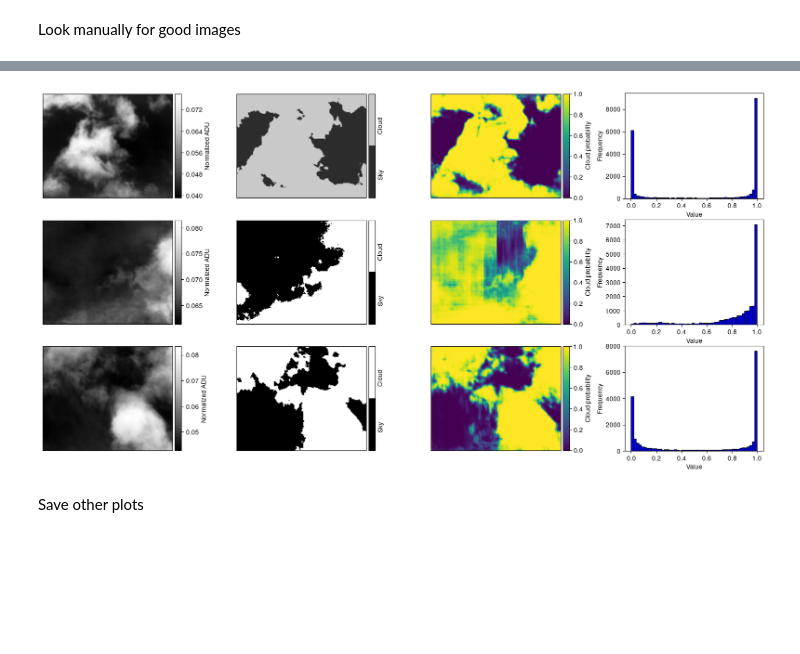
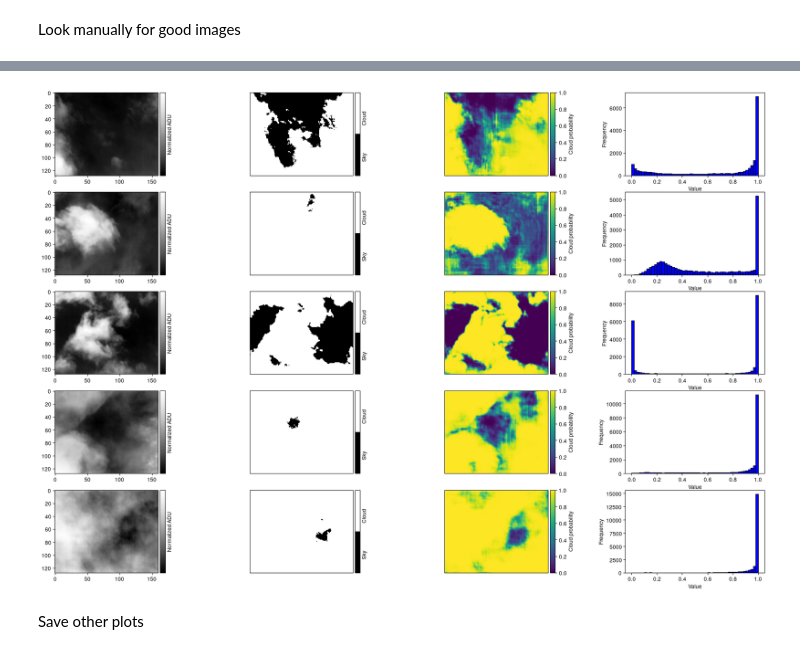
Before and after one commit to ASKabalan/-infrared-cloud-detection-, a Jupyter notebook: notebooks/generating_results_from_fits.ipynb, the cells around one changed output, grey strips where cells are left out. Saved outputs shown, nothing was run; the diff lists cells and outputs as text; code cells hidden in the pictures; blank space fills up the shorter version.

```diff
--- a/notebooks/generating_results_from_fits.ipynb
+++ b/notebooks/generating_results_from_fits.ipynb
@@ -82,5 +59,5 @@ viz.plot_image_preds(train_fits[nb-3:nb],figsize_per_row=(8,2), save=True)
-# %%
-viz.plot_image_preds([train_fits[171], train_fits[46], train_fits[48]], figsize_per_row=(20,10), save=False)
-# %% [output]
-[figure, removed]
+# %%
+viz.plot_image_preds(data_list=[train_fits[4], train_fits[189], train_fits[171],train_fits[181],train_fits[17]],figsize_per_row=(24,16),predmask_cmap='viridis', output_path=None, include_histogram=True)
+# %% [output]
+[figure, added]
 # %%
```
Also changed, not shown: parts of 11 cells of this notebook, 12 other files.
